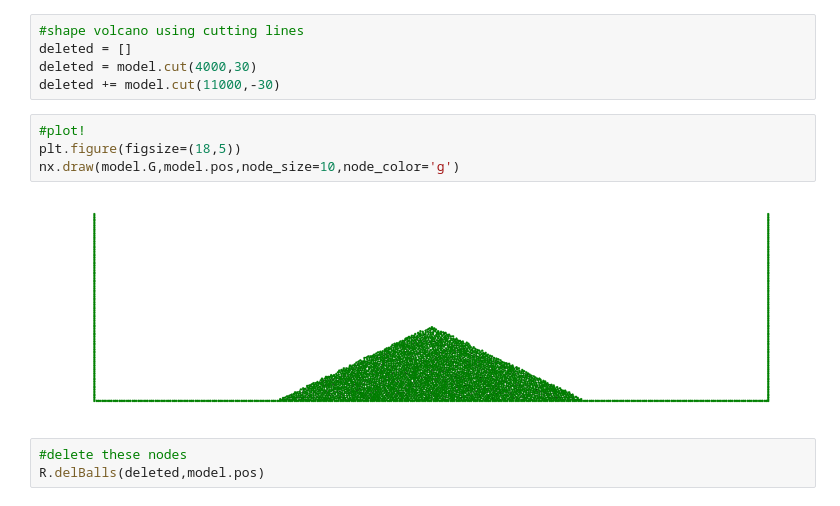
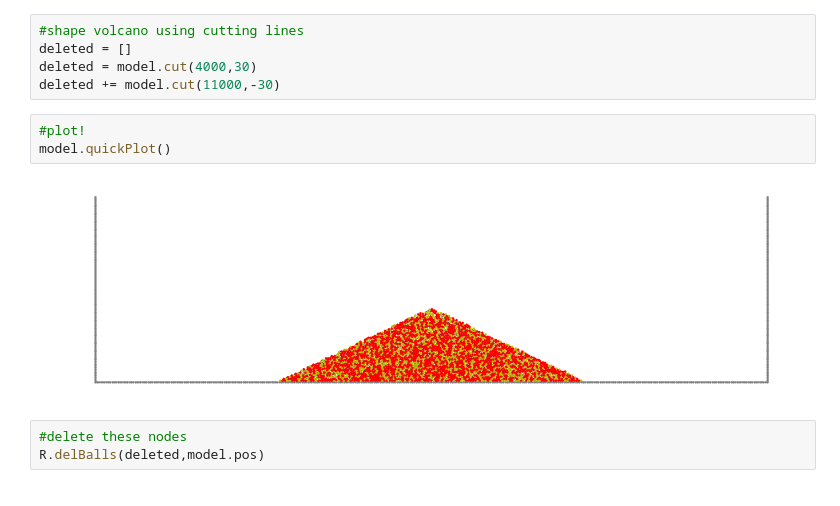
Before and after one commit to samthiele/ricepaper, a Jupyter notebook: test_notebooks/RicePaper test.ipynb, the cells around one changed output. Saved outputs shown, nothing was run; the diff lists cells and outputs as text.

```diff
--- a/test_notebooks/RicePaper test.ipynb
+++ b/test_notebooks/RicePaper test.ipynb
@@ -73,12 +73,11 @@ model = R.loadLastOutput()
 deleted = []
 deleted = model.cut(4000,30)
 deleted += model.cut(11000,-30)
-# %%
-#plot!
-plt.figure(figsize=(18,5))
-nx.draw(model.G,model.pos,node_size=10,node_color='g')
-# %% [output]
-[figure, removed]
+# %%
+#plot!
+model.quickPlot()
+# %% [output]
+[figure, added]
 # %%
 #delete these nodes
 R.delBalls(deleted,model.pos)
```
Also changed, not shown: parts of 3 cells of this notebook, 9 other files.
